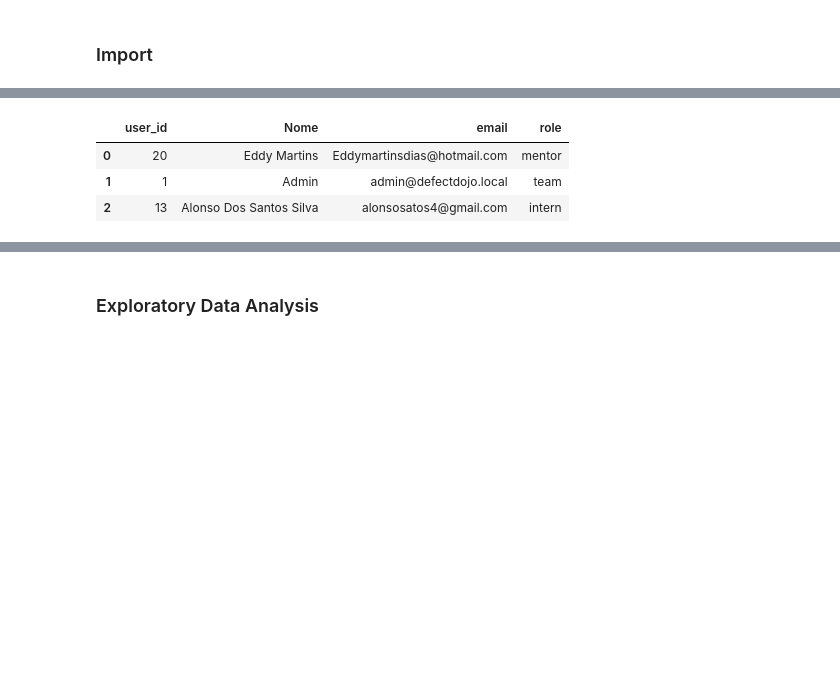
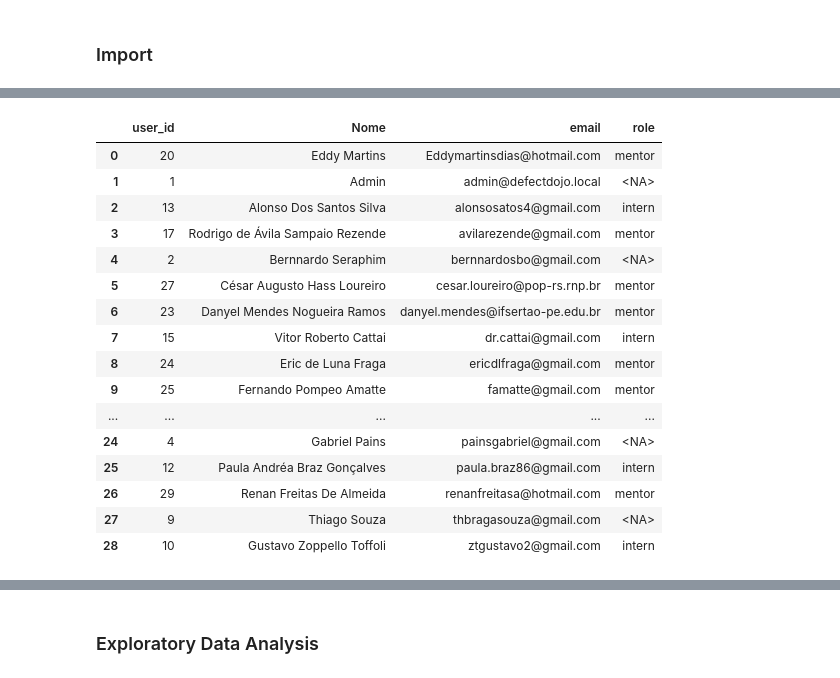
Before and after one commit to TopologyMapping/network-security, a Jupyter notebook: voting_analysis/src/analysis/data_prep.ipynb, the cells around one changed output, grey strips where cells are left out. Cells and saved outputs as stored; diff of their text form; code cells hidden in the pictures; blank space fills up the shorter version.

```diff
--- a/voting_analysis/src/analysis/data_prep.ipynb
+++ b/voting_analysis/src/analysis/data_prep.ipynb
@@ -70,6 +41,7 @@ with open("../../data/users.json", "r") as f:
 
 df_interns = pd.read_csv("../../data/interns.csv", names=["Nome", "email",  "team", "project"])
 df_mentors = pd.read_csv("../../data/mentors.csv", names=["Nome", "email",  "team"])
+df_team = pd.read_csv("../../data/crivo_team.csv", names=["Nome", "email",  "team", "project"])
 df_interns["role"] = "intern"
 df_mentors["role"] = "mentor"
 
@@ -81,3 +53,11 @@ df_users = df_users.astype({"Nome": "string", "email": "string", "role": "string
 cat_users = users["crivo"]
 num_users = users["crivo-num"]
 dev_users = users["crivo-dev"]
+# %%
+df_cred_cat = pd.read_csv("../../data/cred_cat.csv", names=["Nome", "email", "pass"], skipinitialspace=True)[["email", "pass"]]
+df_cred_cat = df_cred_cat.astype({"email": "string", "pass": "string"})
+
+df_cred_num = pd.read_csv("../../data/cred_num.csv", names=["Nome", "email", "pass"], skipinitialspace=True)[["email", "pass"]]
+df_cred_num = df_cred_num.astype({"email": "string", "pass": "string"})
+
+df_cred_cat["email"].head(40)
@@ -84,16 +82,30 @@ dev_users = users["crivo-dev"]
 # %%
 cat_users = users["crivo"]
 cat_users = {str(v): k for k, v in cat_users.items()}
 cat_users_df = pd.DataFrame(list(zip(cat_users.keys(), cat_users.values())), columns=["email", "user_id"]).convert_dtypes()
 cat_users_df = cat_users_df.merge(df_users, on="email", how="left")
-cat_users_df = cat_users_df[["user_id", "Nome", "email", "role" ]]
+cat_users_df = cat_users_df.merge(df_cred_cat, on="email", how="left")
+cat_users_df = cat_users_df[["user_id", "Nome", "email", "pass", "role"]]
 cat_users_df = cat_users_df.astype({"user_id": "int64", "email": "string", "role": "string"})
-cat_users_df.head(3)
+cat_users_df[["user_id", "Nome", "email", "role"]].head(40)
 # %% [output]
 |  | user_id | Nome | email | role |
 | 0 | 20 | Eddy Martins | Eddymartinsdias@hotmail.com | mentor |
-| 1 | 1 | Admin | admin@defectdojo.local | team |
+| 1 | 1 | Admin | admin@defectdojo.local | <NA> |
 | 2 | 13 | Alonso Dos Santos Silva | alonsosatos4@gmail.com | intern |
+| 3 | 17 | Rodrigo de Ávila Sampaio Rezende | avilarezende@gmail.com | mentor |
+| 4 | 2 | Bernnardo Seraphim | bernnardosbo@gmail.com | <NA> |
+| 5 | 27 | César Augusto Hass Loureiro | cesar.loureiro@pop-rs.rnp.br | mentor |
+| 6 | 23 | Danyel Mendes Nogueira Ramos | danyel.mendes@ifsertao-pe.edu.br | mentor |
+| 7 | 15 | Vitor Roberto Cattai | dr.cattai@gmail.com | intern |
+| 8 | 24 | Eric de Luna Fraga | ericdlfraga@gmail.com | mentor |
+| 9 | 25 | Fernando Pompeo Amatte | famatte@gmail.com | mentor |
+| ... | ... | ... | ... | ... |
+| 24 | 4 | Gabriel Pains | painsgabriel@gmail.com | <NA> |
+| 25 | 12 | Paula Andréa Braz Gonçalves | paula.braz86@gmail.com | intern |
+| 26 | 29 | Renan Freitas De Almeida | renanfreitasa@hotmail.com | mentor |
+| 27 | 9 | Thiago Souza | thbragasouza@gmail.com | <NA> |
+| 28 | 10 | Gustavo Zoppello Toffoli | ztgustavo2@gmail.com | intern |
 # %%
 num_users = users["crivo-num"]
 num_users = {str(v): k for k, v in num_users.items()}
```
Also changed, not shown: parts of 12 cells of this notebook, 2 other files.
